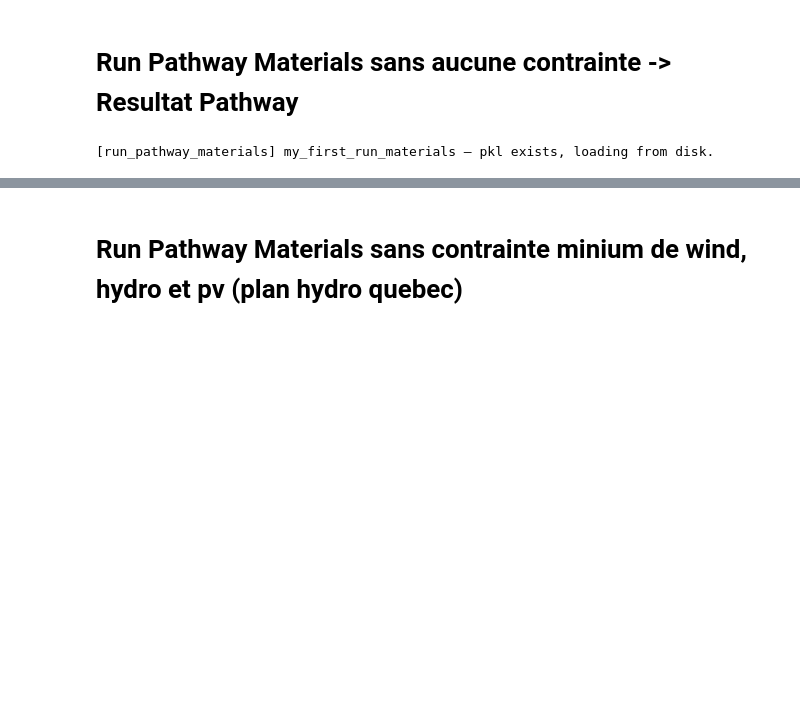
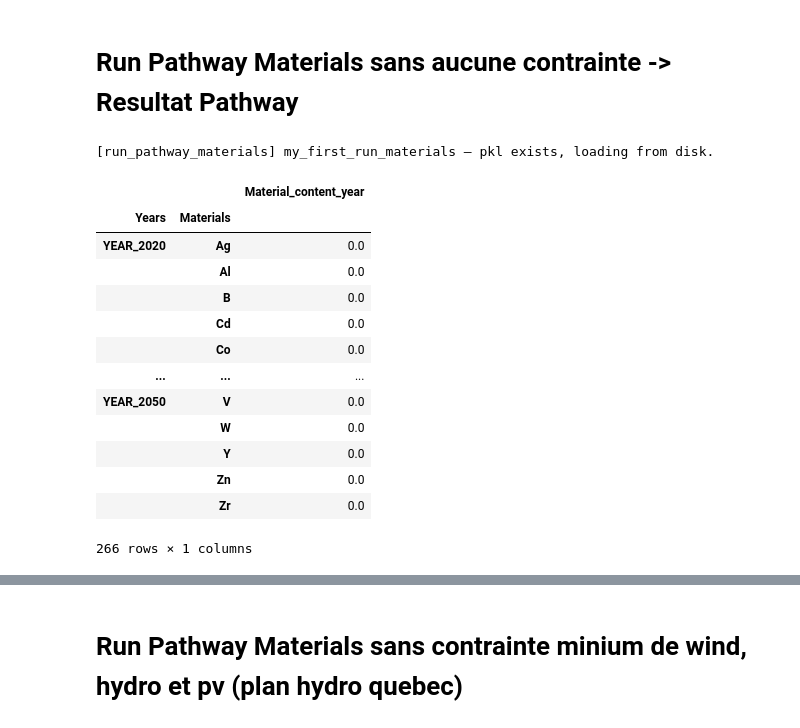
Before and after one commit to CIRAIG/EnergyScope-Quebec, a Jupyter notebook: projects/critical_materials/Pathway_materials.ipynb, the cells around one changed output, grey strips where cells are left out. Saved outputs shown, nothing was run; the diff lists cells and outputs as text; code cells hidden in the pictures; blank space fills up the shorter version.

```diff
--- a/projects/critical_materials/Pathway_materials.ipynb
+++ b/projects/critical_materials/Pathway_materials.ipynb
@@ -55,6 +81,25 @@ results_materials = run_pathway_materials('my_first_run_materials', verbose=Fals
 # %%
 material_content = (results_materials['Material_content_year']['Material_content_year']
                      .groupby(['Technologies', 'Materials']).sum() * 5)
+# %%
+years_order = ['YEAR_2020','YEAR_2025','YEAR_2030','YEAR_2035','YEAR_2040','YEAR_2045','YEAR_2050']
+
+results_materials['Material_content_year'].xs('AFC', level='Technologies').reindex(years_order, level='Years')
+# %% [output]
+|  |  | Material_content_year |
+| Years | Materials |  |
+| YEAR_2020 | Ag | 0.0 |
+|  | Al | 0.0 |
+|  | B | 0.0 |
+|  | Cd | 0.0 |
+|  | Co | 0.0 |
+| ... | ... | ... |
+| YEAR_2050 | V | 0.0 |
+|  | W | 0.0 |
+|  | Y | 0.0 |
+|  | Zn | 0.0 |
+|  | Zr | 0.0 |
+266 rows × 1 columns
 # %%
 elec_techs_positive = def_elec_positive(results_materials)
 priv_mob_techs_positive = def_priv_mob_positive(results_materials)
```
Also changed, not shown: parts of 10 cells of this notebook, 4 other files.
